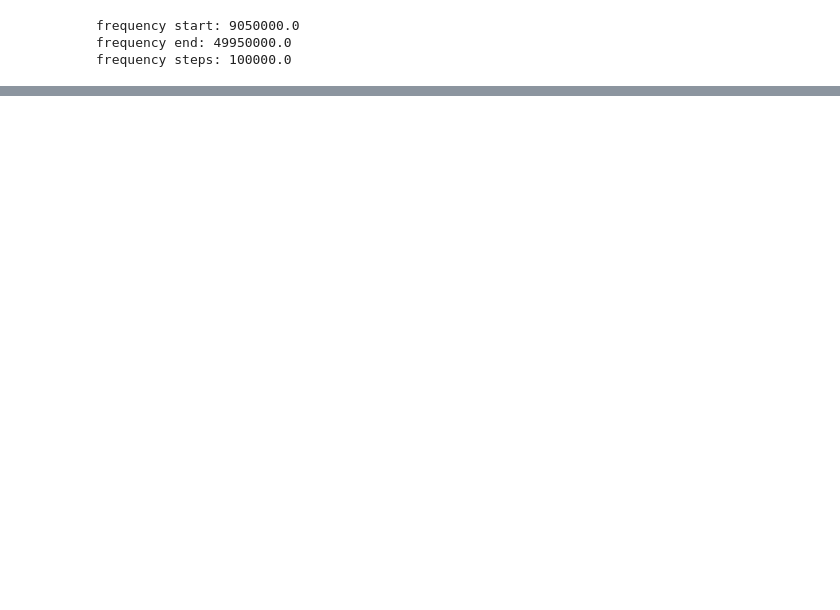
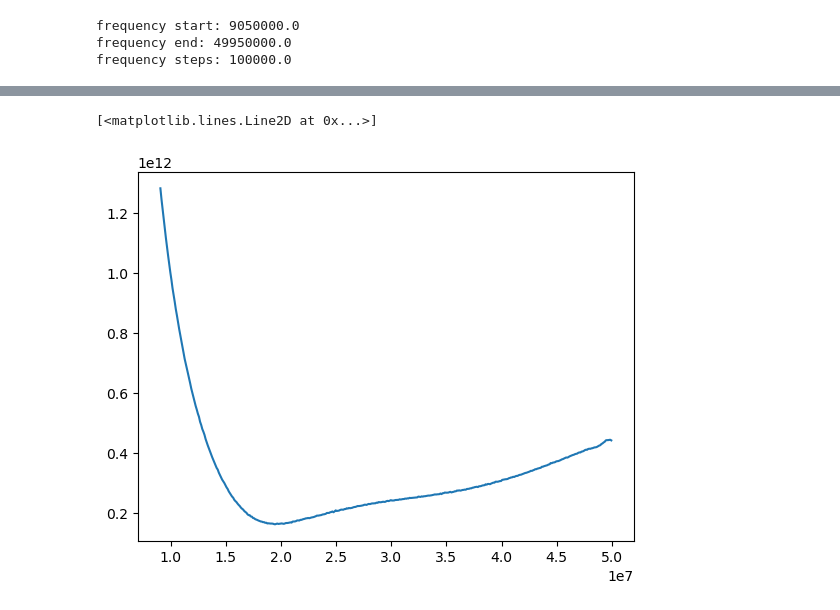
Before and after one commit to lusee-night/notebooks, a Jupyter notebook: calibrator/find_amp_phase.ipynb, the cells around one changed output, grey strips where cells are left out. Saved outputs shown, nothing was run; the diff lists cells and outputs as text; code cells hidden in the pictures; blank space fills up the shorter version.

```diff
--- a/calibrator/find_amp_phase.ipynb
+++ b/calibrator/find_amp_phase.ipynb
@@ -65,4 +69,9 @@ plt.show()
 # %%
 bw_conj = np.conj(b_w)
 amp_coefs = np.abs(a_w * bw_conj)
+# %%
+plt.plot(f_og, amp_coefs)
+# %% [output]
+[<matplotlib.lines.Line2D at 0x...>]
+[figure, added]
 # %%
```
Also changed, not shown: parts of 10 cells of this notebook.
